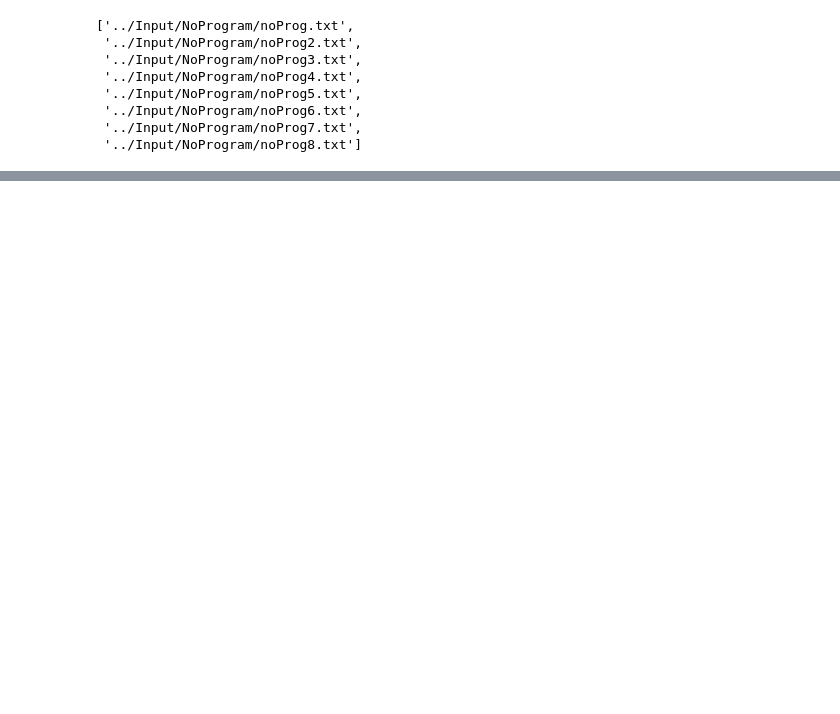
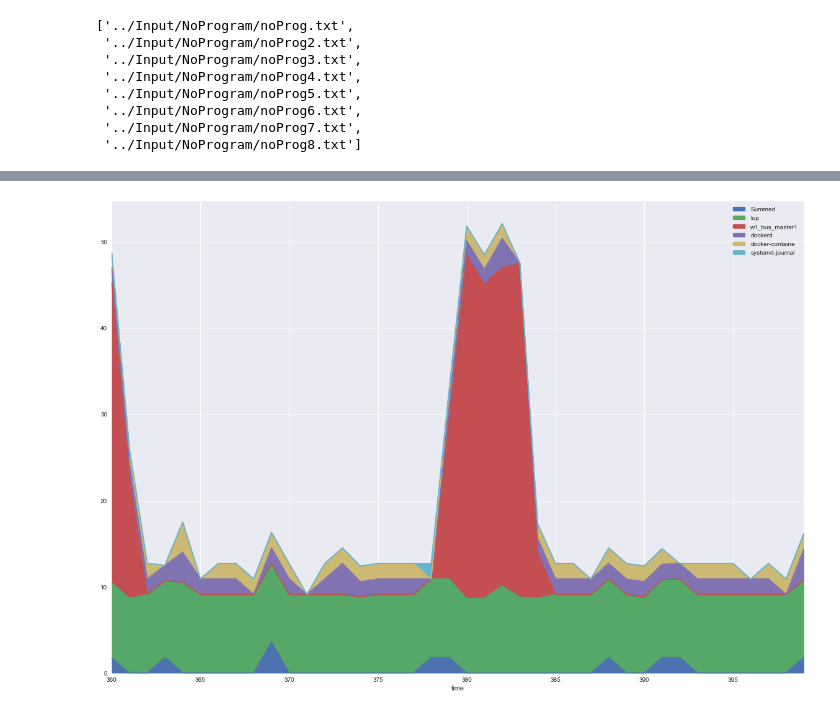
Before and after one commit to ThibaultHuyet/data_parsing, a Jupyter notebook: Notebooks/Raspberry-Pi-Performance.ipynb, the cells around one changed output, grey strips where cells are left out. Drawn from its saved outputs; the diff is of its cells as text; code cells hidden in the pictures; blank space fills up the shorter version.

```diff
--- a/Notebooks/Raspberry-Pi-Performance.ipynb
+++ b/Notebooks/Raspberry-Pi-Performance.ipynb
@@ -167,0 +26,16 @@ for frame in dataframes:
+# %%
+csv_files = ['../Results/csv/no_prog1.csv',
+            '../Results/csv/no_prog2.csv',
+            '../Results/csv/no_prog3.csv',
+            '../Results/csv/no_prog4.csv',
+            '../Results/csv/no_prog5.csv',
+            '../Results/csv/no_prog6.csv',
+            '../Results/csv/no_prog7.csv',
+            '../Results/csv/no_prog8.csv']
+# %%
+frames = []
+for i, file in enumerate(files):
+    frames.append(load_data(file, csv_files[i], interval = 0.5))
+# %%
+for i, df in enumerate(frames):
+    save_as_csv(csv_files[i], df)
@@ -167,0 +79,10 @@ for frame in dataframes:
+# %%
+cpu = []
+mem = []
+
+for df in frames:
+    c, m = split_frame(df)
+    cpu.append(c)
+    mem.append(m)
+
+cpu[0].head()
@@ -167,0 +98,7 @@ for frame in dataframes:
+# %%
+cpu_top_5 = cpu[0].mean().sort_values(ascending  = False).head().index.values
+
+stackplot(cpu[0], cpu_top_5)
+plt.show()
+# %% [output]
+[figure, added]
```
Also changed, not shown: parts of 19 cells of this notebook, 3 other files.
